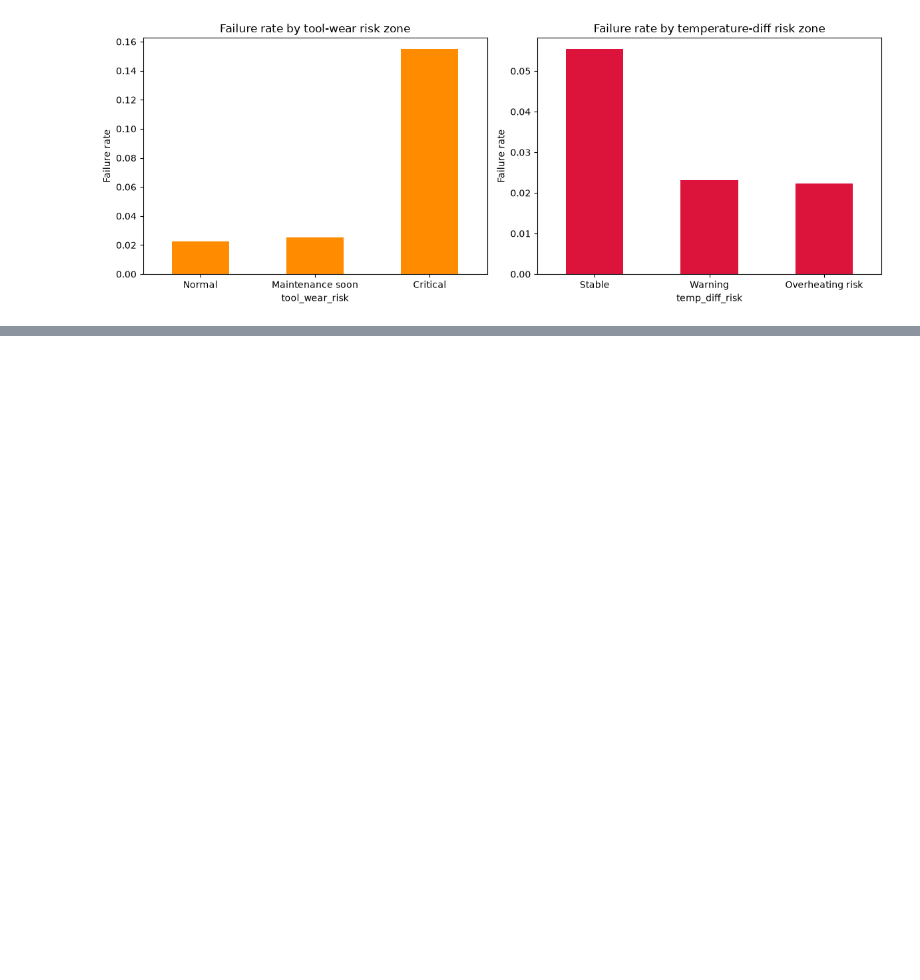
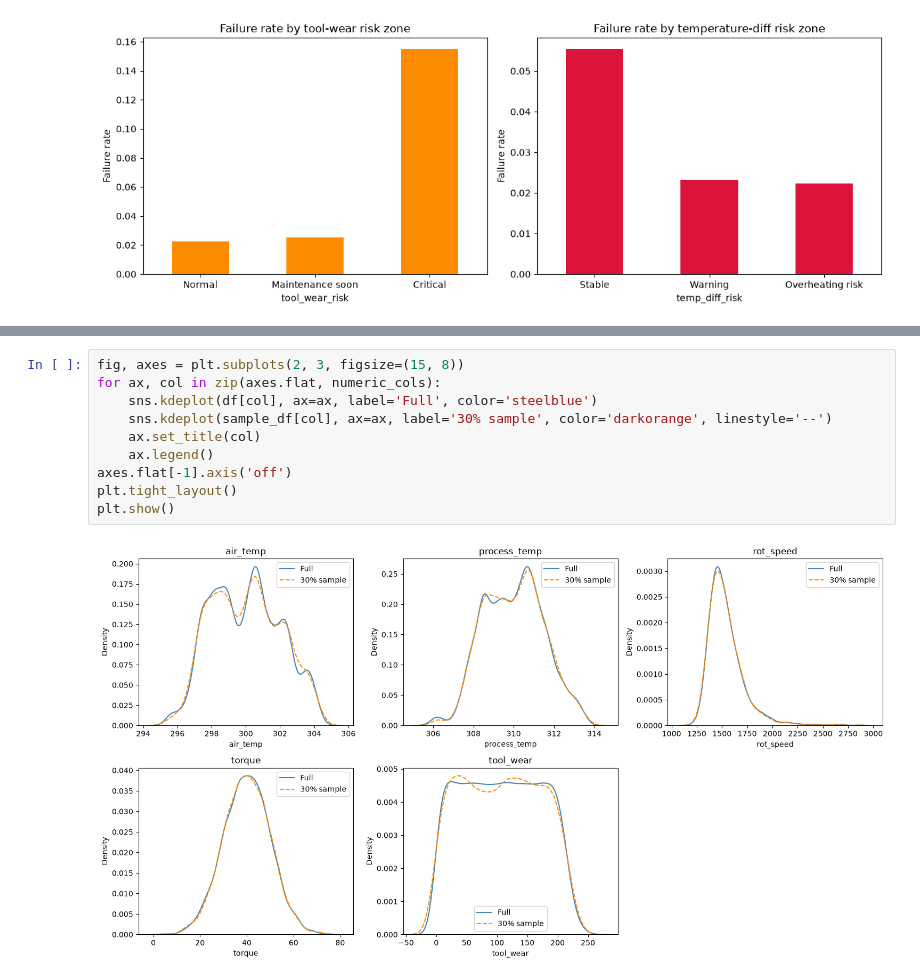
Before and after one commit to JohannFloydmann/MachineLearning, a Jupyter notebook: practise2/practise2.ipynb, the cells around one changed output, grey strips where cells are left out. Cells and saved outputs as stored; diff of their text form; blank space fills up the shorter version.

```diff
--- a/practise2/practise2.ipynb
+++ b/practise2/practise2.ipynb
@@ -331,0 +419,12 @@ plt.show()
+# %%
+fig, axes = plt.subplots(2, 3, figsize=(15, 8))
+for ax, col in zip(axes.flat, numeric_cols):
+    sns.kdeplot(df[col], ax=ax, label='Full', color='steelblue')
+    sns.kdeplot(sample_df[col], ax=ax, label='30% sample', color='darkorange', linestyle='--')
+    ax.set_title(col)
+    ax.legend()
+axes.flat[-1].axis('off')
+plt.tight_layout()
+plt.show()
+# %% [output]
+[figure, added]
```
Also changed, not shown: parts of 15 cells of this notebook.
